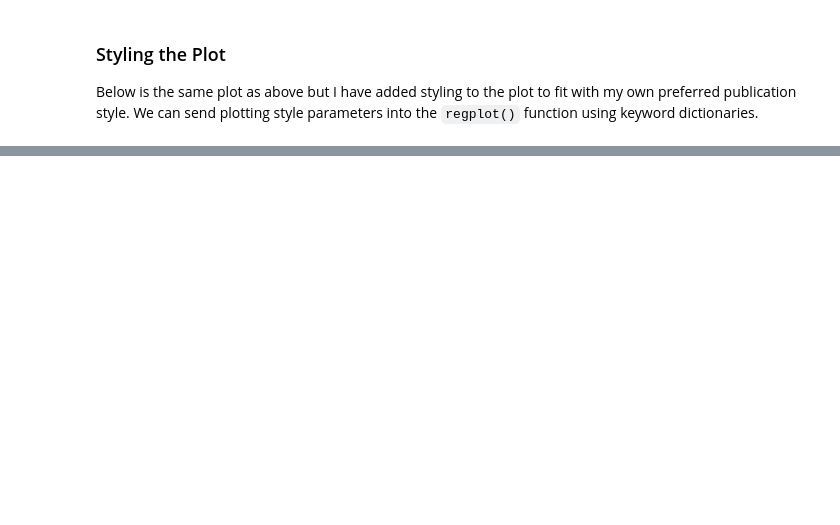
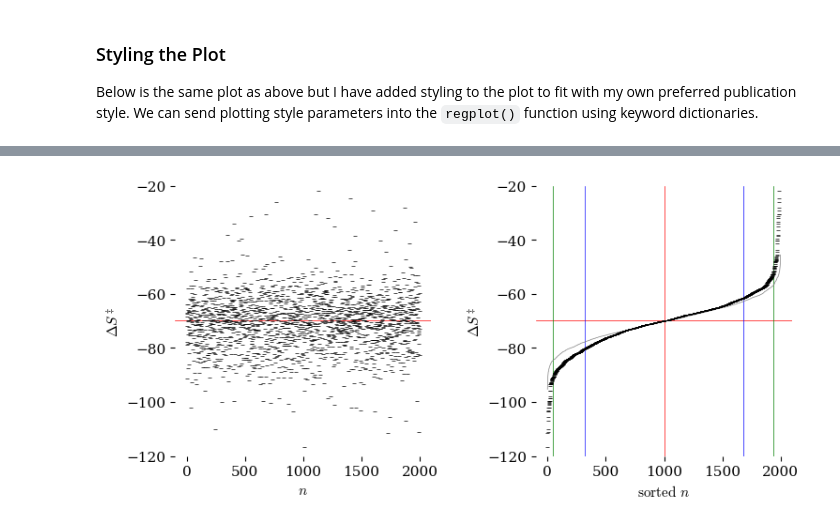
Before and after one commit to blinkletter/StealThisCode, a Jupyter notebook: 5_Erying/5A-Eyring_Exercises_5_Bootstrap.ipynb, the cells around one changed output, grey strips where cells are left out. Saved outputs shown, nothing was run; the diff lists cells and outputs as text; code cells hidden in the pictures; blank space fills up the shorter version.

```diff
--- a/5_Erying/5A-Eyring_Exercises_5_Bootstrap.ipynb
+++ b/5_Erying/5A-Eyring_Exercises_5_Bootstrap.ipynb
@@ -851,0 +713,96 @@ np.random.normal(y[sample_index], y_err[sample_index]), print(sample_index)
+# %%
+median = median_dS
+value = dS
+values = "dS_list"
+ylimits = [-120,-20]
+
+y1 = bs_smooth[values].copy()
+y1_sorted = sorted(y1)
+
+x1 = np.arange(0,len(y1))
+
+
+#######################################
+### Create plot
+#######################################
+plt.rcdefaults()
+
+style = "tufte.mplstyle"
+#style = "S2_classic2.mplstyle"
+style_name = location_styles + style
+plt.style.use(style_name)
+
+size = [8,4]
+fig, ax = plt.subplots(nrows=1, ncols=2, figsize=size)
+
+ax[0].set(
+#          title = Title,
+          ylabel=r"$\Delta S^\ddagger$",
+          xlabel=r"$n$",
+#          xlim=[0.0030,0.00354],
+          ylim=ylimits
+       )
+#ax[0].set_xticks([0.0031,0.0033,0.0035])
+
+ax[1].set(
+#          title = Title,
+          ylabel=r"$\Delta S^\ddagger$",
+          xlabel=r"$\text{sorted }n$",
+#          xlim=[0, 0.0036],
+          ylim=ylimits
+       )
+#ax[1].set_xticks([0,0.001,0.002,0.003])
+
+ax[0].scatter(x1, y1, marker='_', s = 10,
+              color='black', linewidth = 0.5, zorder=1)
+ax[1].scatter(x1, y1_sorted, marker='_', s = 10,
+              color='black', linewidth = 0.5, zorder=1)
+
+
+ax[0].axhline(median, color="red", linewidth = 0.5, zorder = 0)
+ax[1].axhline(median, color="red", linewidth = 0.5, zorder = 0)
+
+n_points = len(y1)
+### 68%
+percentile68left = np.percentile(x1,16)
+percentile68right = np.percentile(x1,84)
+
+ax[1].axvline(n_points/2, color="red", linewidth = 0.5, zorder = 0)
+
+ax[1].axvline(percentile68left, color="blue", linewidth = 0.5, zorder = 0)
+ax[1].axvline(percentile68right, color="blue", linewidth = 0.5, zorder = 0)
+#ax[1].text(percentile68left-50,-15,"68%", color="blue")
+
+
+
+### 95%
+percentile95left = np.percentile(x1,2.5)
+percentile95right = np.percentile(x1,97.1)
+
+ax[1].axvline(percentile95left, color="green", linewidth = 0.5, zorder = 0)
+ax[1].axvline(percentile95right, color="green", linewidth = 0.5, zorder = 0)
+#ax[1].text(percentile95left-100,-15,"95%", color="green")
+
+
+#######################################
+### Plot gaussin Dist
+#######################################
+
+y_r_list = []
+for q in x1:
+    y_r = np.random.normal(value.n, value.s)   ### smooth with gaussian error
+    y_r_list.append(y_r)
+
+y_r_list.sort()
+
+ax[1].plot(x1, y_r_list, "-", color = "gray", linewidth = 0.5, zorder = 0)
+
+#######################################
+### Output plot
+#######################################
+
+plt.tight_layout(pad=2, h_pad=None, w_pad=None, rect=None)
+plt.savefig("plots/Eyring_bootstrap_5.pdf")
+plt.show()
+# %% [output]
+[figure, added]
```
Also changed, not shown: parts of 18 cells of this notebook, 9 other files.
